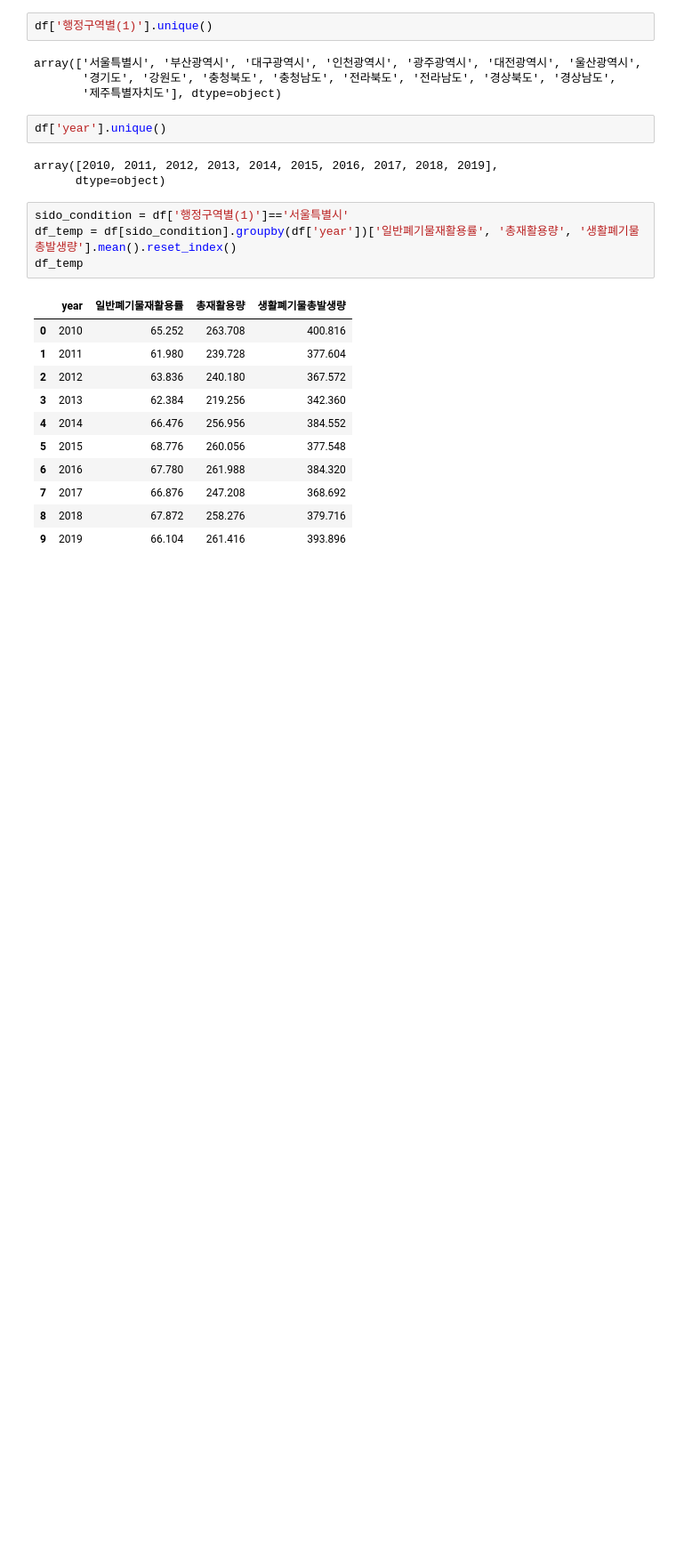
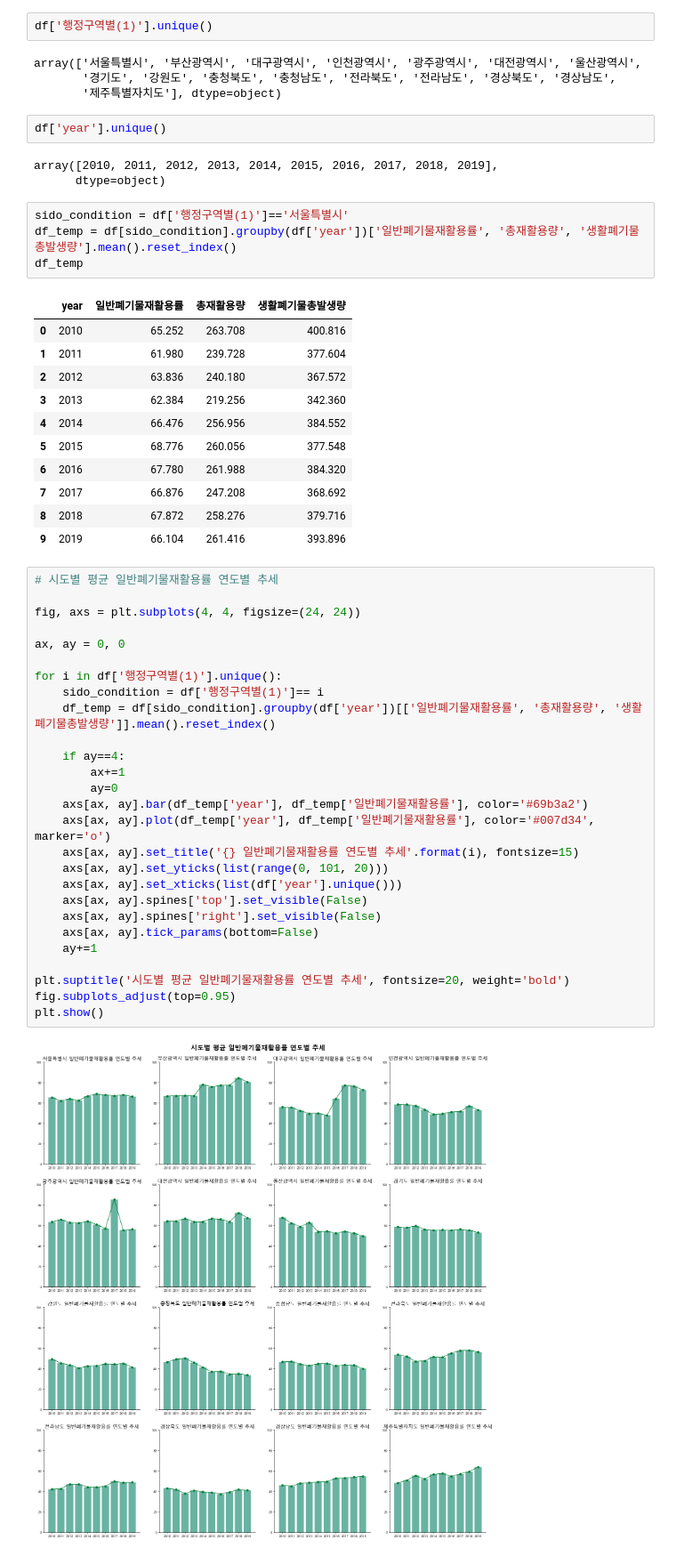
Before and after one commit to huitaek/project_mini_analyze_waste, a Jupyter notebook: src/EDA_hitagi.ipynb, the cells around one changed output. Shown at 89% size. Saved outputs shown, nothing was run; the diff lists cells and outputs as text; blank space fills up the shorter version.

```diff
--- a/src/EDA_hitagi.ipynb
+++ b/src/EDA_hitagi.ipynb
@@ -147,4 +147,33 @@ df_temp
 | 7 | 2017 | 66.876 | 247.208 | 368.692 |
 | 8 | 2018 | 67.872 | 258.276 | 379.716 |
 | 9 | 2019 | 66.104 | 261.416 | 393.896 |
+# %%
+# 시도별 평균 일반폐기물재활용률 연도별 추세
+
+fig, axs = plt.subplots(4, 4, figsize=(24, 24))
+
+ax, ay = 0, 0
+
+for i in df['행정구역별(1)'].unique():
+    sido_condition = df['행정구역별(1)']== i
+    df_temp = df[sido_condition].groupby(df['year'])[['일반폐기물재활용률', '총재활용량', '생활폐기물총발생량']].mean().reset_index()
+
+    if ay==4:
+        ax+=1
+        ay=0
+    axs[ax, ay].bar(df_temp['year'], df_temp['일반폐기물재활용률'], color='#69b3a2')
+    axs[ax, ay].plot(df_temp['year'], df_temp['일반폐기물재활용률'], color='#007d34', marker='o')
+    axs[ax, ay].set_title('{} 일반폐기물재활용률 연도별 추세'.format(i), fontsize=15)
+    axs[ax, ay].set_yticks(list(range(0, 101, 20)))
+    axs[ax, ay].set_xticks(list(df['year'].unique()))
+    axs[ax, ay].spines['top'].set_visible(False)
+    axs[ax, ay].spines['right'].set_visible(False)
+    axs[ax, ay].tick_params(bottom=False)
+    ay+=1
+
+plt.suptitle('시도별 평균 일반폐기물재활용률 연도별 추세', fontsize=20, weight='bold')
+fig.subplots_adjust(top=0.95)
+plt.show()
+# %% [output]
+[figure, added]
 # %%
```
Also changed, not shown: parts of 3 cells of this notebook.
